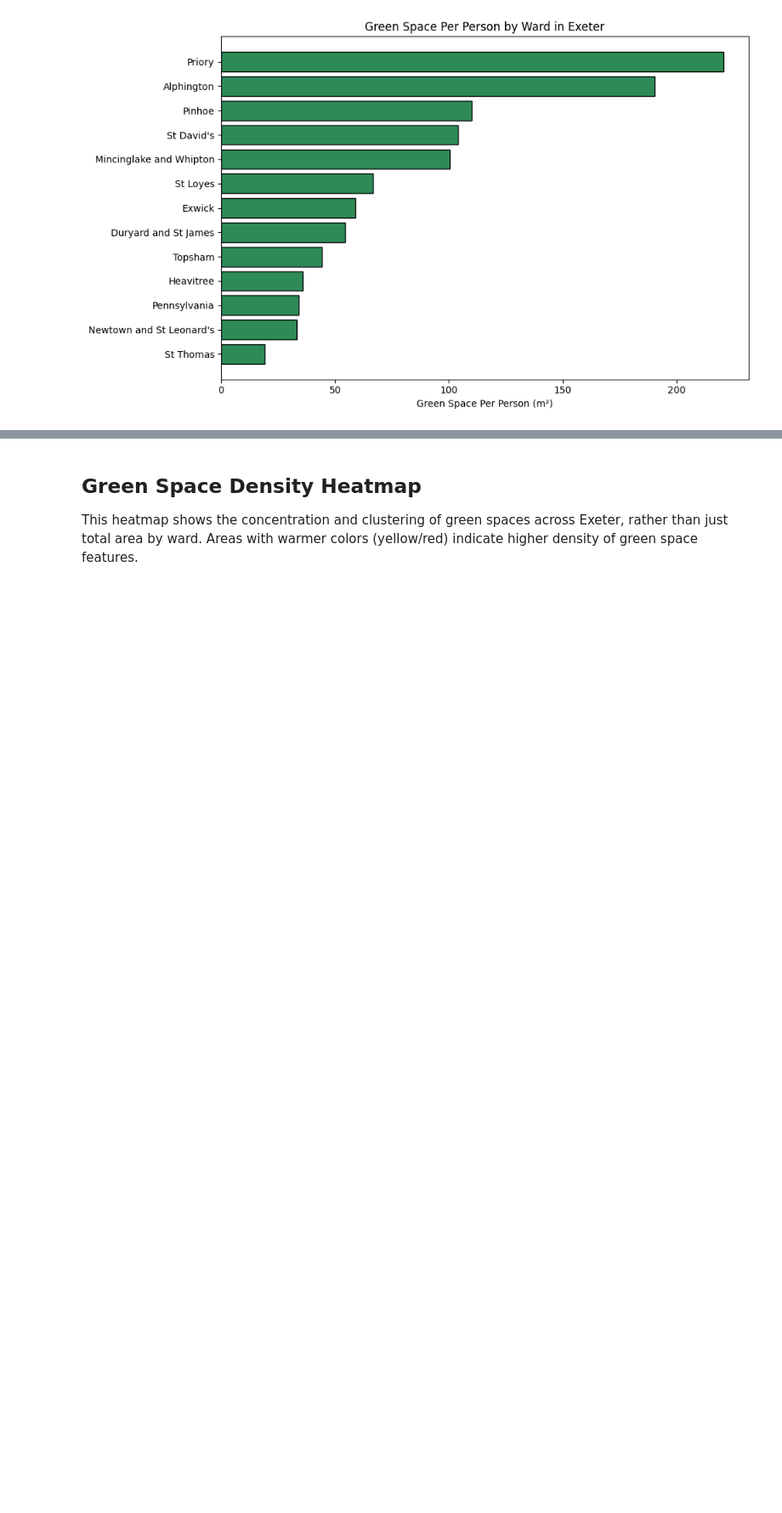
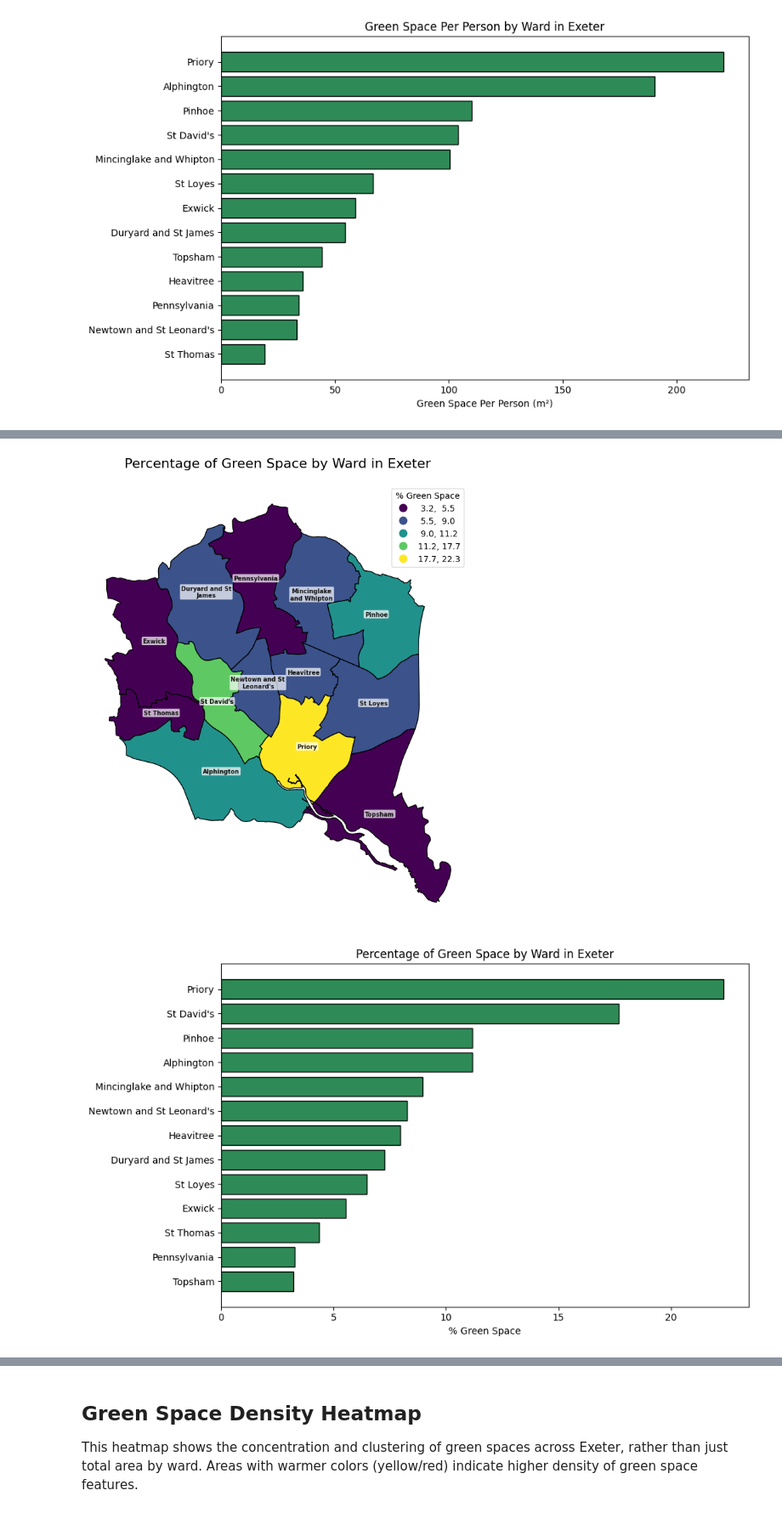
Before and after one commit to livi514/mapping-green-spaces-in-exeter, a Jupyter notebook: geopandas project.ipynb, the cells around one changed output, grey strips where cells are left out. Shown at 85% size. Cells and saved outputs as stored; diff of their text form; code cells hidden in the pictures; blank space fills up the shorter version.

```diff
--- a/geopandas project.ipynb
+++ b/geopandas project.ipynb
@@ -263,0 +300,22 @@ plot_bar(exeter, "green_per_person", "Green Space Per Person (m²)", "Green Spac
+# %%
+# choropleth: percentage green space by ward (natural breaks)
+ax = exeter.plot(
+    column="pct_green",
+    scheme="natural_breaks",
+    k=5,
+    cmap="viridis",
+    legend=True,
+    legend_kwds={"title": "% Green Space", "fmt": "{:.1f}"},
+    figsize=(10, 8),
+    edgecolor="black",
+)
+add_ward_labels(ax, exeter)
+ax.set_title("Percentage of Green Space by Ward in Exeter", fontsize=16, pad=20)
+ax.set_axis_off()
+plt.tight_layout()
+plt.show()
+
+plot_bar(exeter, "pct_green", "% Green Space", "Percentage of Green Space by Ward in Exeter")
+# %% [output]
+[figure, added]
+[figure, added]
```
Also changed, not shown: parts of 3 cells of this notebook.
